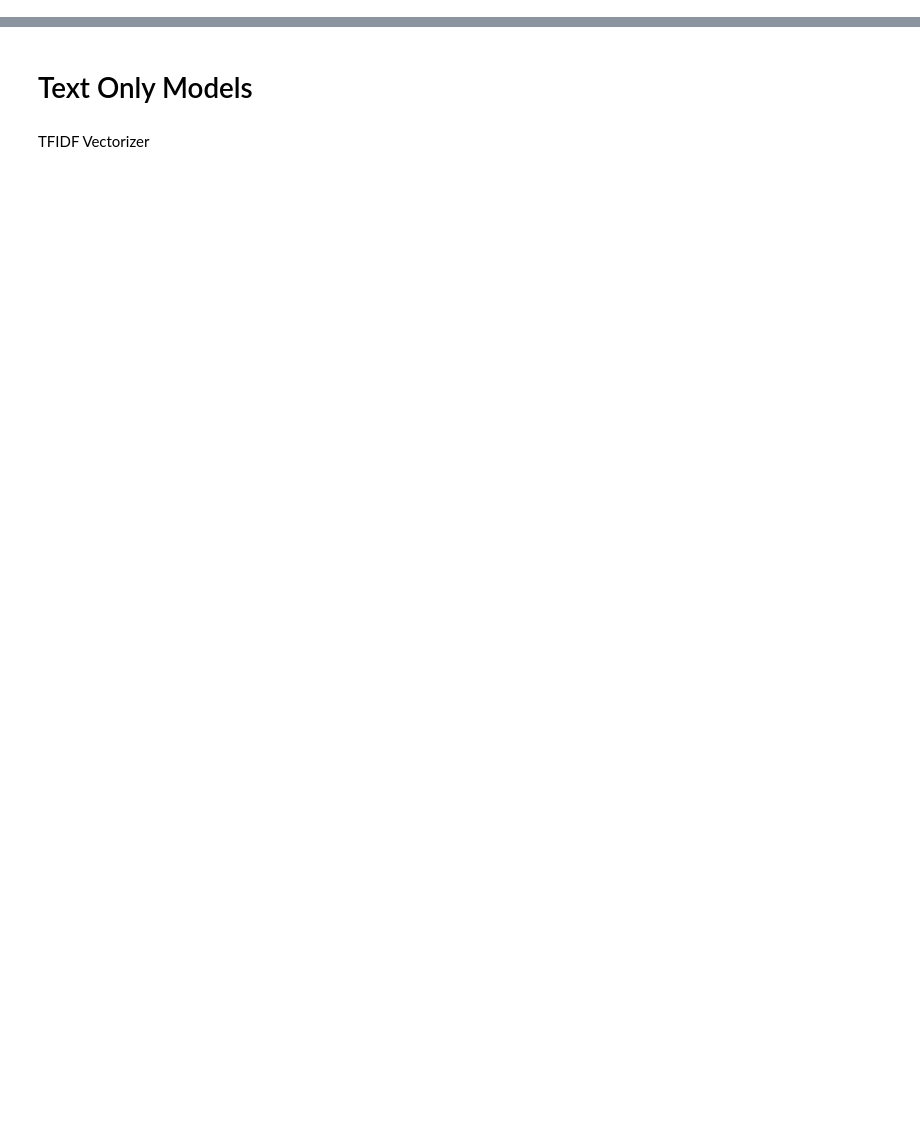
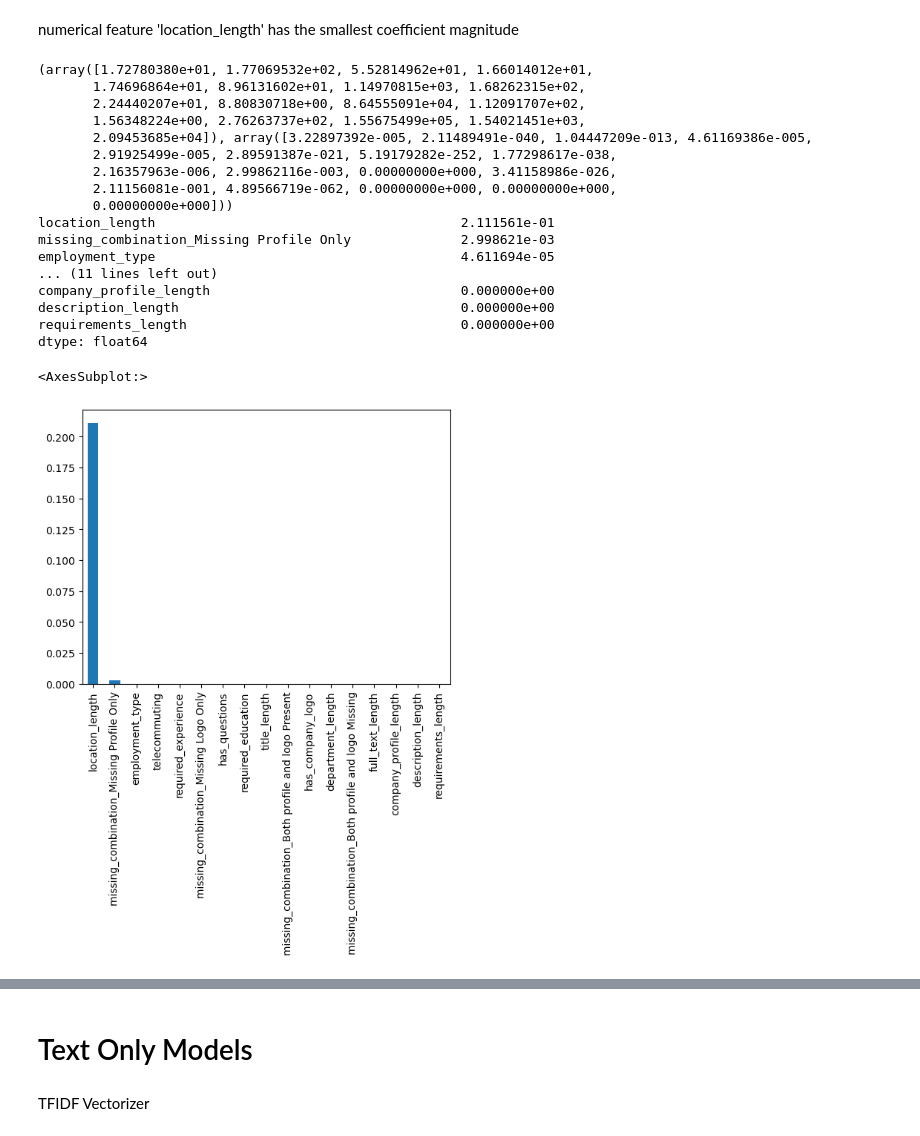
Before and after one commit to yaoyid/bt4012G5, a Jupyter notebook: andrea_modelling.ipynb, the cells around one changed output, grey strips where cells are left out. Saved outputs shown, nothing was run; the diff lists cells and outputs as text; code cells hidden in the pictures; blank space fills up the shorter version.

```diff
--- a/andrea_modelling.ipynb
+++ b/andrea_modelling.ipynb
@@ -33,0 +116,42 @@ data['full_text'] = data['title'] + " " + data['location']  + " " + data['depart
+# %% [markdown]
+numerical feature 'location_length' has the smallest coefficient magnitude
+# %%
+num_features = x_train.loc[:, ['telecommuting', 'has_company_logo', 'has_questions', 'employment_type',
+       'required_experience', 'required_education',
+       'missing_combination_Both profile and logo Missing', 'missing_combination_Both profile and logo Present', 'missing_combination_Missing Logo Only',
+       'missing_combination_Missing Profile Only', 'full_text_length', 'title_length', 'location_length', 'department_length',
+       'company_profile_length', 'description_length', 'requirements_length']]
+target = y_train
+# %%
+# Feature Selections
+# Method 2. Chi-square
+
+from sklearn.feature_selection import chi2
+chi_scores = chi2(np.clip(num_features,0,10000000),target) # clip is to ensure no negative values
+print(chi_scores)
+
+p_values = pd.Series(chi_scores[1],index = num_features.columns)
+p_values.sort_values(ascending = False , inplace = True)
+
+print(p_values)
+p_values.plot.bar()
+# %% [output]
+(array([1.72780380e+01, 1.77069532e+02, 5.52814962e+01, 1.66014012e+01,
+       1.74696864e+01, 8.96131602e+01, 1.14970815e+03, 1.68262315e+02,
+       2.24440207e+01, 8.80830718e+00, 8.64555091e+04, 1.12091707e+02,
+       1.56348224e+00, 2.76263737e+02, 1.55675499e+05, 1.54021451e+03,
+       2.09453685e+04]), array([3.22897392e-005, 2.11489491e-040, 1.04447209e-013, 4.61169386e-005,
+       2.91925499e-005, 2.89591387e-021, 5.19179282e-252, 1.77298617e-038,
+       2.16357963e-006, 2.99862116e-003, 0.00000000e+000, 3.41158986e-026,
+       2.11156081e-001, 4.89566719e-062, 0.00000000e+000, 0.00000000e+000,
+       0.00000000e+000]))
+location_length                                       2.111561e-01
+missing_combination_Missing Profile Only              2.998621e-03
+employment_type                                       4.611694e-05
+... (11 lines left out)
+company_profile_length                                0.000000e+00
+description_length                                    0.000000e+00
+requirements_length                                   0.000000e+00
+dtype: float64
+<AxesSubplot:>
+[figure, added]
```
Also changed, not shown: parts of 37 cells of this notebook, 1 other file.
